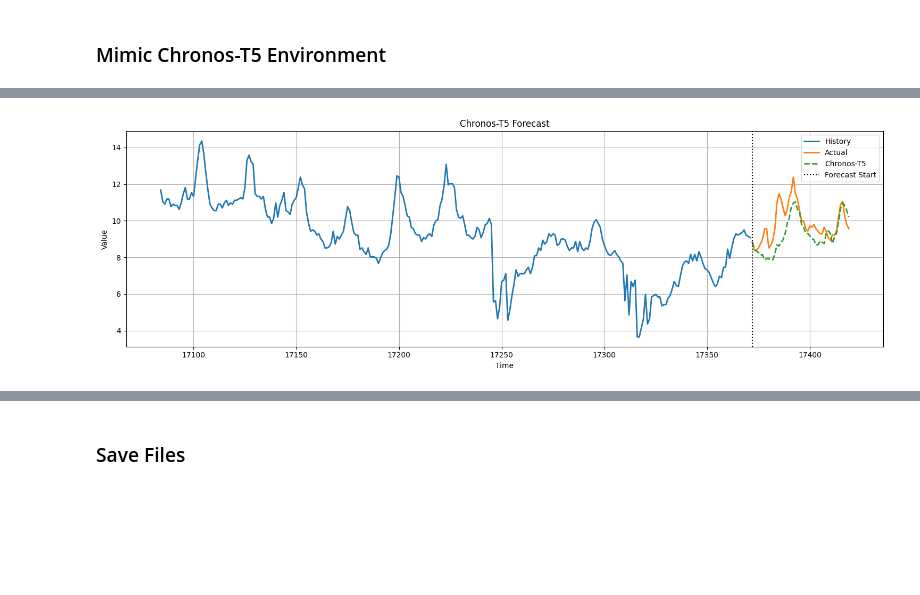
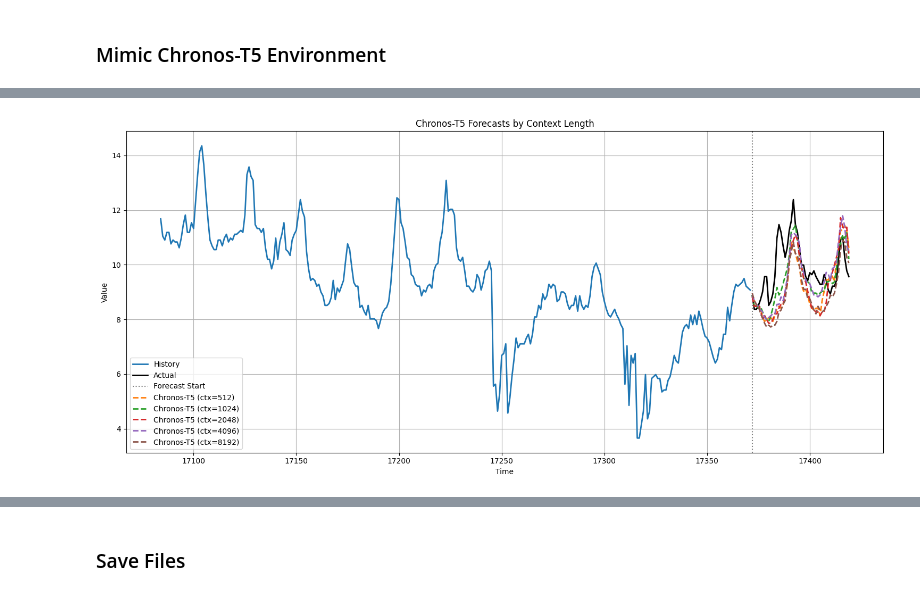
Before and after one commit to nds-najam/AutoGluon_LTSM_Models_Forecast, a Jupyter notebook: notebooks/01_chronos_t5_univariate.ipynb, the cells around one changed output, grey strips where cells are left out. Saved outputs shown, nothing was run; the diff lists cells and outputs as text; code cells hidden in the pictures; blank space fills up the shorter version.

```diff
--- a/notebooks/01_chronos_t5_univariate.ipynb
+++ b/notebooks/01_chronos_t5_univariate.ipynb
@@ -140,14 +133,60 @@ def plot_forecast(
     plt.legend()
     plt.tight_layout()
     plt.show()
-
-plot_forecast(
-    train,
-    test,
-    prediction,
-    "Chronos-T5",
-)
-# %% [output]
-[figure, removed]
+# %%
+import matplotlib.pyplot as plt
+
+history_length = prediction_length * 6
+plt.figure(figsize=(15, 7))
+
+first = True
+colors = ['tab:orange', 'tab:green', 'tab:red', 'tab:purple', 'tab:brown']
+
+for idx, context_length in enumerate(context_lengths):
+    train, test, context, prediction = get_predict(series, prediction_length, context_length)
+
+    if first:
+        # Plot only the recent history and actuals once
+        plt.plot(
+            train.index[-history_length:],
+            train.values[-history_length:],
+            label="History",
+            linewidth=2,
+            color="tab:blue"
+        )
+        plt.plot(
+            test.index,
+            test.values,
+            label="Actual",
+            linewidth=2,
+            color="black"
+        )
+        plt.axvline(
+            test.index[0],
+            color="gray",
+            linestyle=":",
+            label="Forecast Start",
+        )
+        first = False
+
+    # Plot each forecast overlay
+    plt.plot(
+        test.index,
+        prediction,
+        "--",
+        linewidth=2,
+        label=f"Chronos-T5 (ctx={context_length})",
+        color=colors[idx % len(colors)]
+    )
+
+plt.title("Chronos-T5 Forecasts by Context Length")
+plt.xlabel("Time")
+plt.ylabel("Value")
+plt.grid(True)
+plt.legend()
+plt.tight_layout()
+plt.show()
+# %% [output]
+[figure, added]
 # %%
 import time
```
Also changed, not shown: parts of 3 cells of this notebook.
